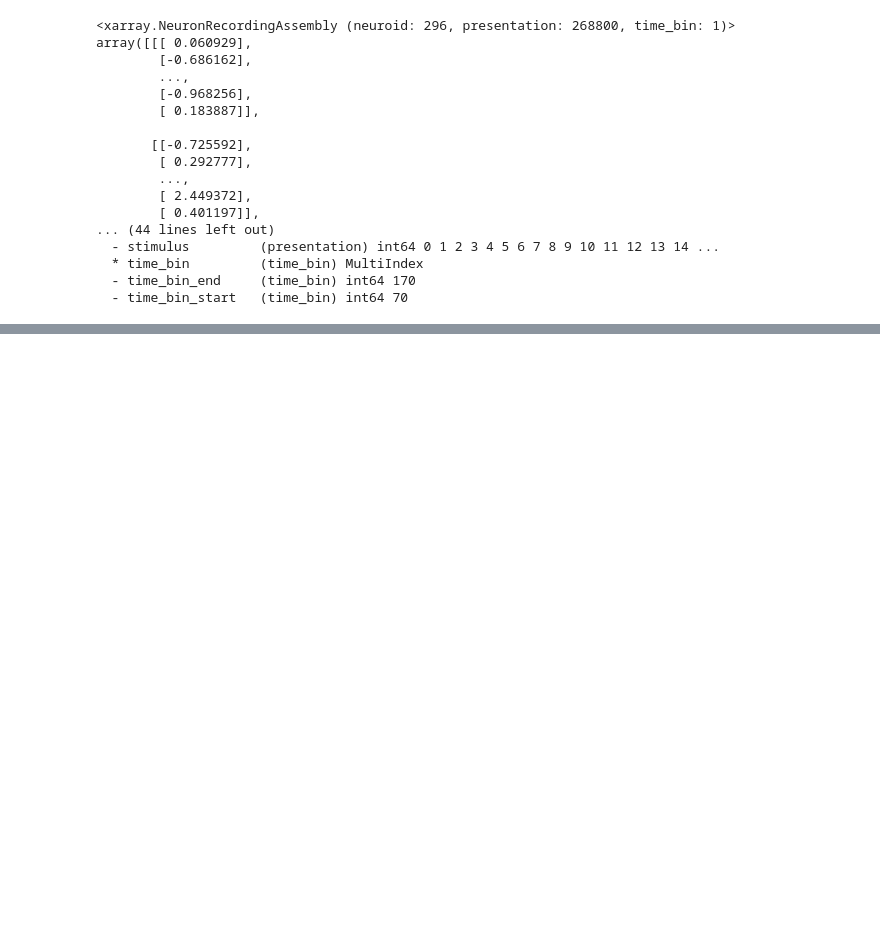
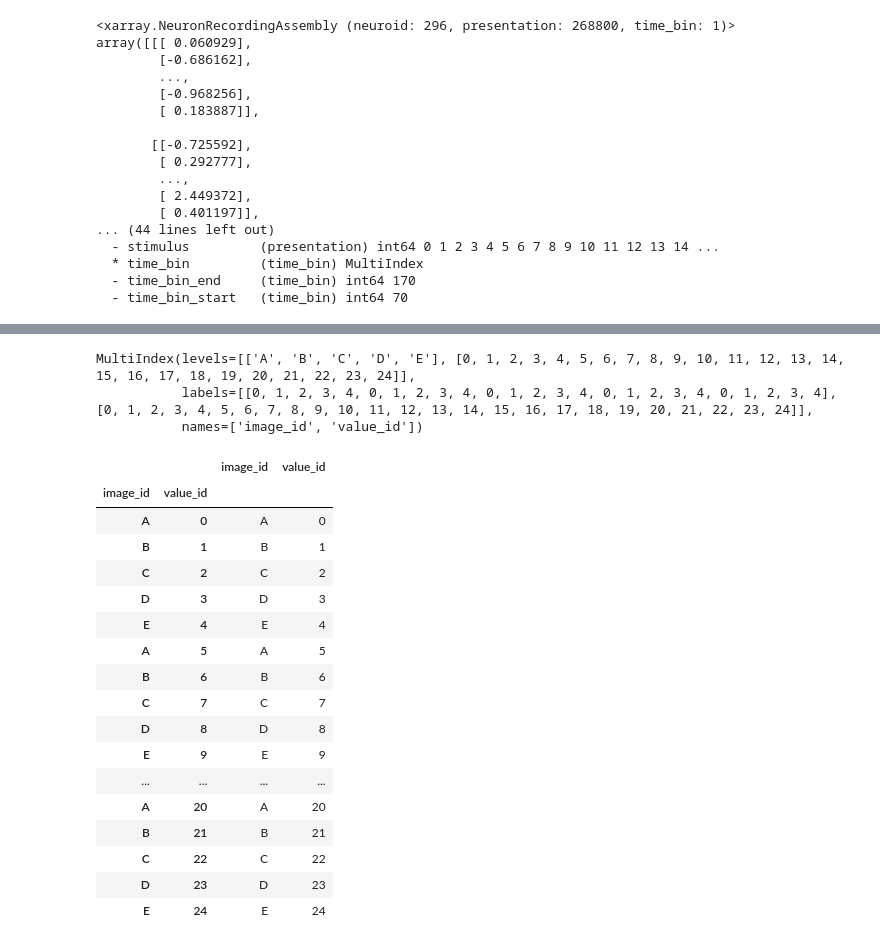
Before and after one commit to brain-score/brainio_contrib, a Jupyter notebook: notebooks/2018-03-23_merge_meta.ipynb, the cells around one changed output, grey strips where cells are left out. Saved outputs shown, nothing was run; the diff lists cells and outputs as text; code cells hidden in the pictures; blank space fills up the shorter version.

Commit message:
May have found a way to add metadata as coordinates to a DataArray via a merge (join).

```diff
--- a/notebooks/2018-03-23_merge_meta.ipynb
+++ b/notebooks/2018-03-23_merge_meta.ipynb
@@ -316,0 +352,3 @@ array([[[ 0.060929],
+# %%
+df_dummy_value["object"] = df_dummy_value.merge(df_dummy_meta, on="image_id", how="left")["object"]
+df_dummy_value
@@ -316,0 +373,6 @@ array([[[ 0.060929],
+# %%
+da_dummy_value = xr.DataArray(data=df_dummy_value["value"], dims=("value"), coords={
+    "image_id": ("value", df_dummy_value["image_id"]),
+    "value_id": ("value", df_dummy_value.index)
+})
+da_dummy_value
@@ -316,0 +398,3 @@ array([[[ 0.060929],
+# %%
+da_dummy_value.set_index(append=True, inplace=True, value=["image_id", "value_id"])
+da_dummy_value
@@ -316,0 +410,28 @@ array([[[ 0.060929],
+# %%
+mi = da_dummy_value.indexes["value"]
+mi
+# %% [output]
+MultiIndex(levels=[['A', 'B', 'C', 'D', 'E'], [0, 1, 2, 3, 4, 5, 6, 7, 8, 9, 10, 11, 12, 13, 14, 15, 16, 17, 18, 19, 20, 21, 22, 23, 24]],
+           labels=[[0, 1, 2, 3, 4, 0, 1, 2, 3, 4, 0, 1, 2, 3, 4, 0, 1, 2, 3, 4, 0, 1, 2, 3, 4], [0, 1, 2, 3, 4, 5, 6, 7, 8, 9, 10, 11, 12, 13, 14, 15, 16, 17, 18, 19, 20, 21, 22, 23, 24]],
+           names=['image_id', 'value_id'])
+# %%
+mi.to_frame()
+# %% [output]
+|  |  | image_id | value_id |
+| image_id | value_id |  |  |
+| A | 0 | A | 0 |
+| B | 1 | B | 1 |
+| C | 2 | C | 2 |
+| D | 3 | D | 3 |
+| E | 4 | E | 4 |
+| A | 5 | A | 5 |
+| B | 6 | B | 6 |
+| C | 7 | C | 7 |
+| D | 8 | D | 8 |
+| E | 9 | E | 9 |
+| ... | ... | ... | ... |
+| A | 20 | A | 20 |
+| B | 21 | B | 21 |
+| C | 22 | C | 22 |
+| D | 23 | D | 23 |
+| E | 24 | E | 24 |
```
Also changed, not shown: parts of 12 cells of this notebook.
